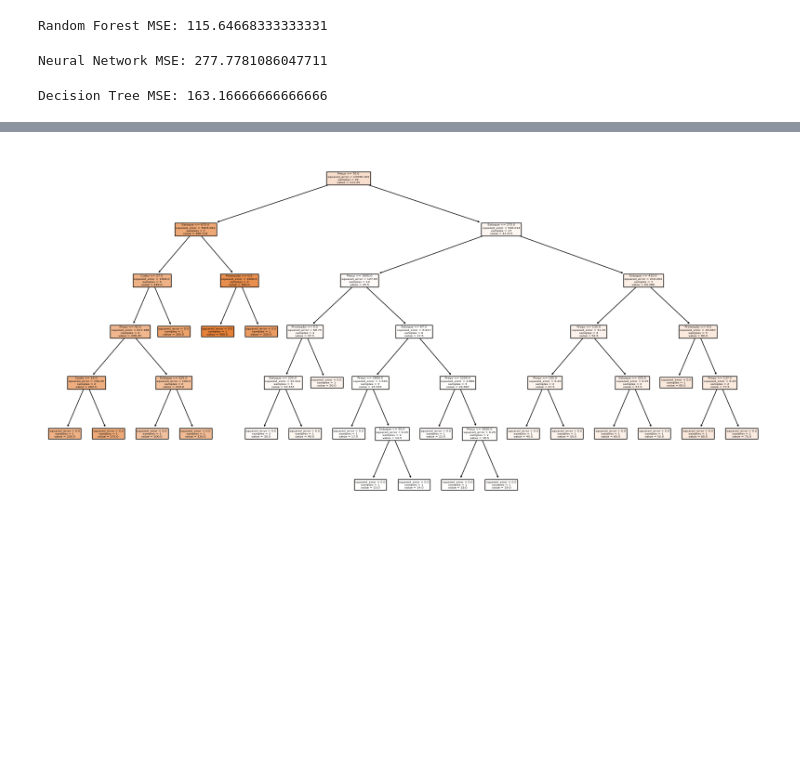
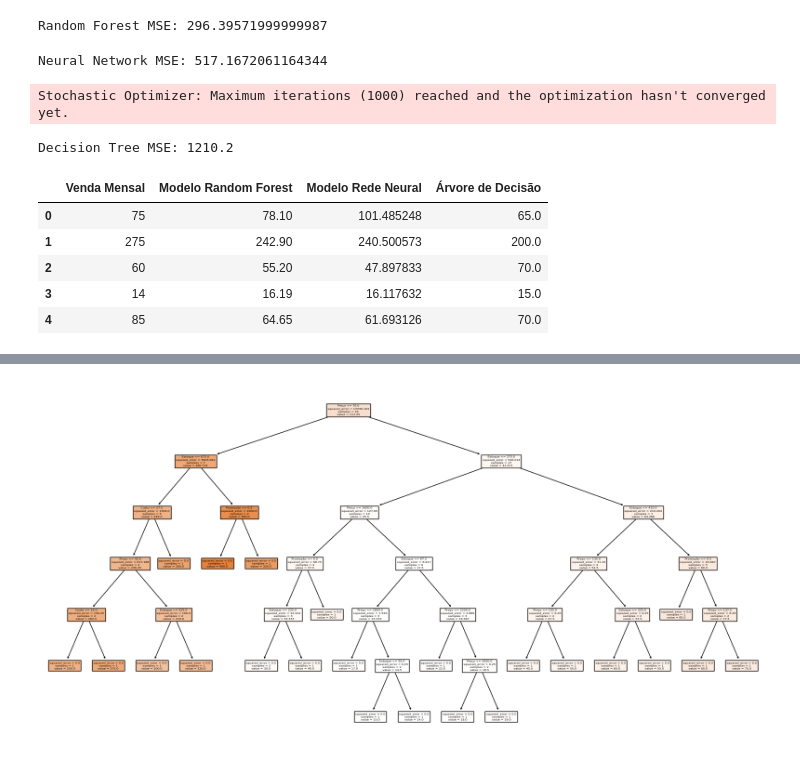
Before and after one commit to mfilipak/AUTOCOM2024, a Jupyter notebook: ChatGP_Randomforest.ipynb, the cells around one changed output, grey strips where cells are left out. Drawn from its saved outputs; the diff is of its cells as text; code cells hidden in the pictures; blank space fills up the shorter version.

```diff
--- a/ChatGP_Randomforest.ipynb
+++ b/ChatGP_Randomforest.ipynb
@@ -25,4 +25,6 @@ df['Promoção'] = label_encoder.fit_transform(df['Promoção'])
 # Divisão dos dados em treino e teste
 X = df.drop('Vendas_Mensais', axis=1)
 y = df['Vendas_Mensais']
-X_train, X_test, y_train, y_test = train_test_split(X, y, test_size=0.17, random_state=42)
+#X_train, X_test, y_train, y_test = train_test_split(X, y, test_size=0.17, random_state=42)
+
+X_train, X_test, y_train, y_test = X[:-5], X[-5:], y[:-5], y[-5:]
@@ -35,7 +65,7 @@ mse_rf = mean_squared_error(y_test, y_pred_rf)
 # Resultados
 print(f"Random Forest MSE: {mse_rf}")
 # %% [output]
-Random Forest MSE: 115.64668333333331
+Random Forest MSE: 296.39571999999987
 # %%
 # Modelo de rede neural com 2 camadas intermediárias
 nn_model = MLPRegressor(hidden_layer_sizes=(100, 100), random_state=42, max_iter=1000)
@@ -45,7 +75,8 @@ mse_nn = mean_squared_error(y_test, y_pred_nn)
 # Resultados
 print(f"Neural Network MSE: {mse_nn}")
 # %% [output]
-Neural Network MSE: 277.7781086047711
+Neural Network MSE: 517.1672061164344
+Stochastic Optimizer: Maximum iterations (1000) reached and the optimization hasn't converged yet.
 # %%
 # Modelo de árvore de decisão
 dt_model = DecisionTreeRegressor(random_state=42)
@@ -56,4 +87,16 @@ mse_dt = mean_squared_error(y_test, y_pred_dt)
 # Resultados
 print(f"Decision Tree MSE: {mse_dt}")
 # %% [output]
-Decision Tree MSE: 163.16666666666666
+Decision Tree MSE: 1210.2
+# %%
+preds = pd.DataFrame({"Venda Mensal":list(y_test), 'Modelo Random Forest':list(y_pred_rf), 'Modelo Rede Neural':list(y_pred_nn), "Árvore de Decisão":list(y_pred_dt)})
+
+#abs((preds.to_numpy()-preds.to_numpy()[:,:1])[:,1:])
+preds
+# %% [output]
+|  | Venda Mensal | Modelo Random Forest | Modelo Rede Neural | Árvore de Decisão |
+| 0 | 75 | 78.10 | 101.485248 | 65.0 |
+| 1 | 275 | 242.90 | 240.500573 | 200.0 |
+| 2 | 60 | 55.20 | 47.897833 | 70.0 |
+| 3 | 14 | 16.19 | 16.117632 | 15.0 |
+| 4 | 85 | 64.65 | 61.693126 | 70.0 |
```
Also changed, not shown: parts of 3 cells of this notebook.
